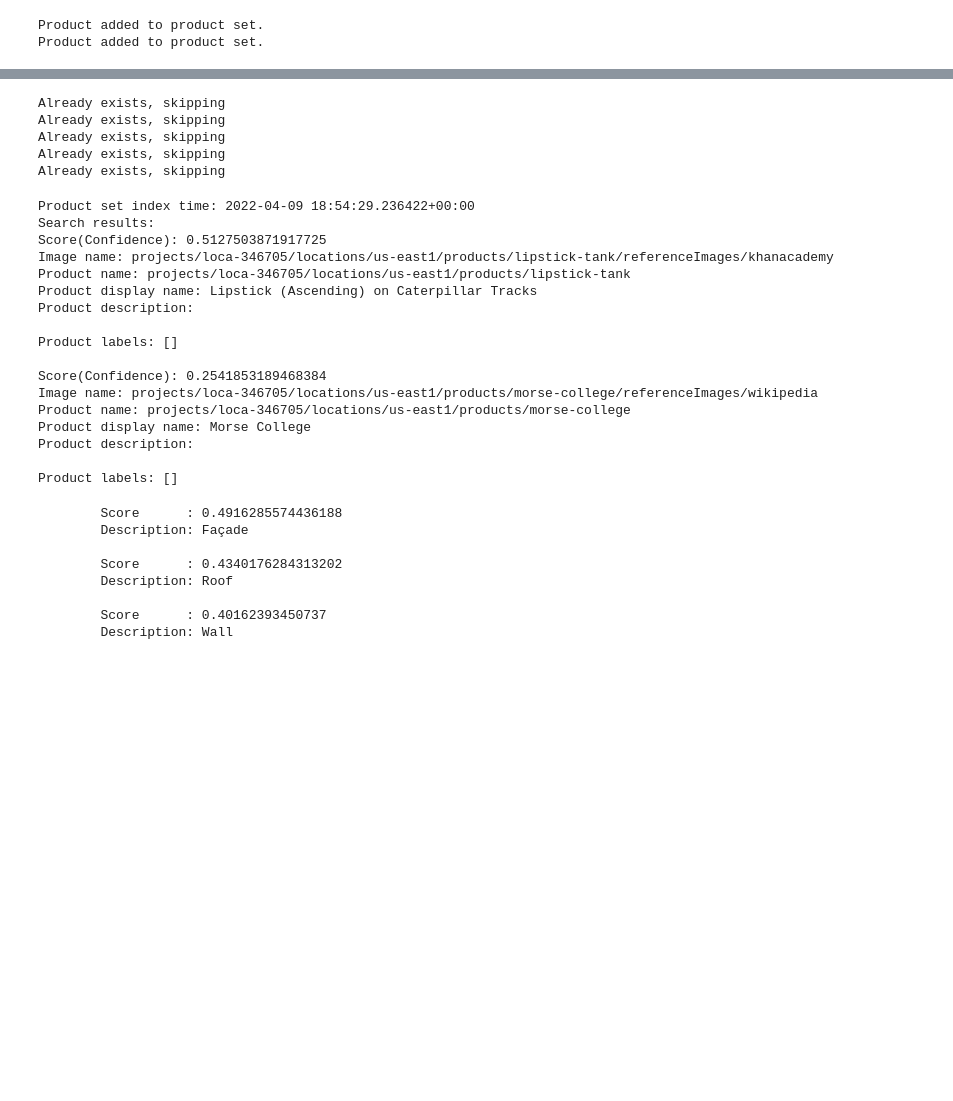
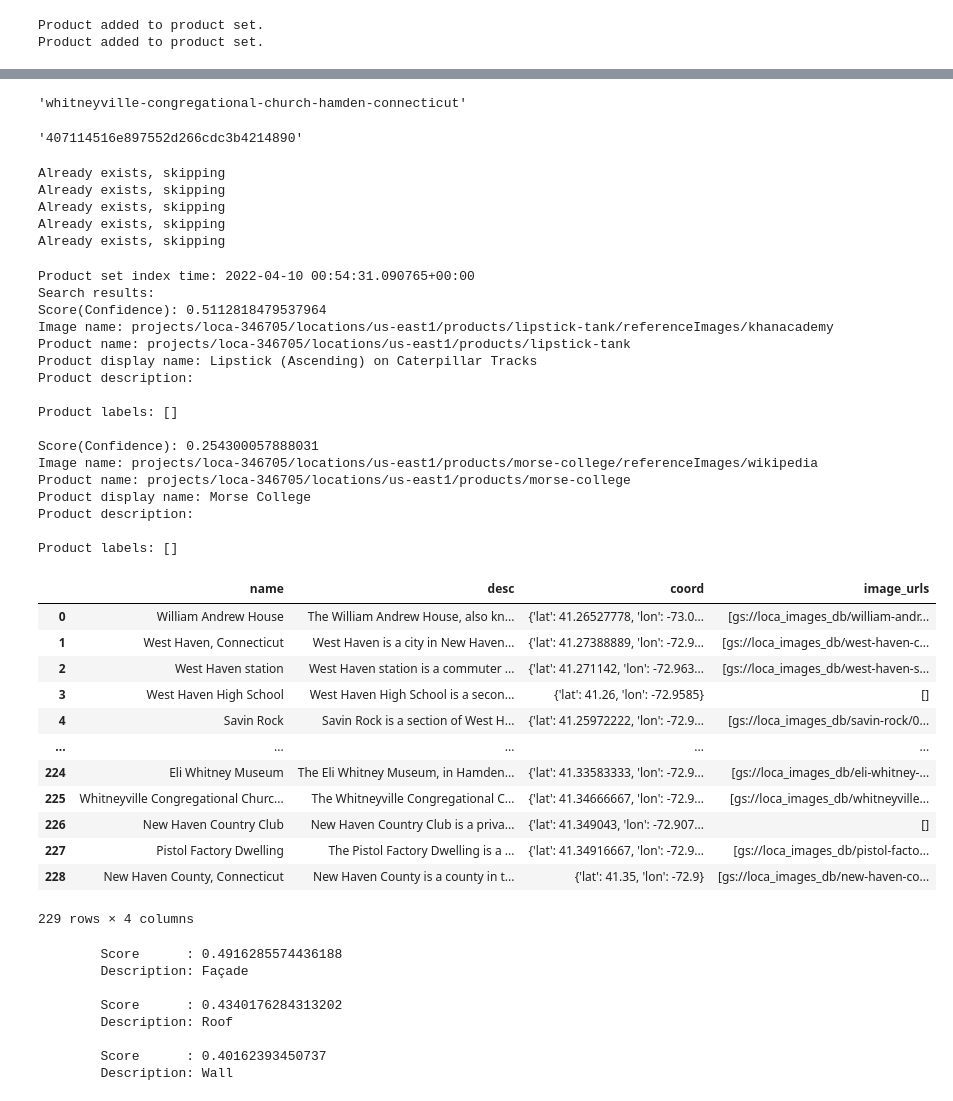
Before and after one commit to loca-ai/loca-vision, a Jupyter notebook: vision.ipynb, the cells around one changed output, grey strips where cells are left out. Drawn from its saved outputs; the diff is of its cells as text; code cells hidden in the pictures; blank space fills up the shorter version.

```diff
--- a/vision.ipynb
+++ b/vision.ipynb
@@ -272,3 +308,20 @@ Product labels: []
+# %%
+import re
+config = {
+    'IMAGE_BUCKET': 'loca_images_db'
+}
+re.match(
+    f'gs://{config["IMAGE_BUCKET"]}' + r"/([^/ .]+)/\d+\.\w+",
+    'gs://loca_images_db/whitneyville-congregational-church-hamden-connecticut/0.jpg'
+).group(1)
+# %% [output]
+'whitneyville-congregational-church-hamden-connecticut'
+# %%
+import hashlib
+
+hashlib.md5('asdfkljasdlfk'.encode()).hexdigest()
+# %% [output]
+'407114516e897552d266cdc3b4214890'
 # %%
 from google.cloud import vision
 from google.cloud.exceptions import Conflict
@@ -416,11 +469,11 @@ def get_similar_products_file(
 
 
 # get_similar_products_file('loca-346705', 'us-east1', 'monuments', 'general-v1', 'test_reference/lipstick-tank/yaleartgallery.jpg', None, 3)
-get_similar_products_file('loca-346705', 'us-east1', 'monuments', 'general-v1', 'tests/lipstick4.jpg', None, 3)
+get_similar_products_file('loca-346705', 'us-east1', 'monuments', 'general-v1', 'tests/lipstick4geo.jpg', None, 3)
 # %% [output]
-Product set index time: 2022-04-09 18:54:29.236422+00:00
+Product set index time: 2022-04-10 00:54:31.090765+00:00
 Search results:
-Score(Confidence): 0.5127503871917725
+Score(Confidence): 0.5112818479537964
 Image name: projects/loca-346705/locations/us-east1/products/lipstick-tank/referenceImages/khanacademy
 Product name: projects/loca-346705/locations/us-east1/products/lipstick-tank
 Product display name: Lipstick (Ascending) on Caterpillar Tracks
@@ -428,13 +481,31 @@ Product description:
 
 Product labels: []
 
-Score(Confidence): 0.2541853189468384
+Score(Confidence): 0.254300057888031
 Image name: projects/loca-346705/locations/us-east1/products/morse-college/referenceImages/wikipedia
 Product name: projects/loca-346705/locations/us-east1/products/morse-college
 Product display name: Morse College
 Product description:
 
 Product labels: []
+# %%
+df = pd.read_json('monuments-google.json')
+# df['coord'] = [f'POINT({x["lat"]:.5f} {x["lon"]:.5f})' for x in df['coord']]
+df
+# %% [output]
+|  | name | desc | coord | image_urls |
+| 0 | William Andrew House | The William Andrew House, also kn... | {'lat': 41.26527778, 'lon': -73.0... | [gs://loca_images_db/william-andr... |
+| 1 | West Haven, Connecticut | West Haven is a city in New Haven... | {'lat': 41.27388889, 'lon': -72.9... | [gs://loca_images_db/west-haven-c... |
+| 2 | West Haven station | West Haven station is a commuter ... | {'lat': 41.271142, 'lon': -72.963... | [gs://loca_images_db/west-haven-s... |
+| 3 | West Haven High School | West Haven High School is a secon... | {'lat': 41.26, 'lon': -72.9585} | [] |
+| 4 | Savin Rock | Savin Rock is a section of West H... | {'lat': 41.25972222, 'lon': -72.9... | [gs://loca_images_db/savin-rock/0... |
+| ... | ... | ... | ... | ... |
+| 224 | Eli Whitney Museum | The Eli Whitney Museum, in Hamden... | {'lat': 41.33583333, 'lon': -72.9... | [gs://loca_images_db/eli-whitney-... |
+| 225 | Whitneyville Congregational Churc... | The Whitneyville Congregational C... | {'lat': 41.34666667, 'lon': -72.9... | [gs://loca_images_db/whitneyville... |
+| 226 | New Haven Country Club | New Haven Country Club is a priva... | {'lat': 41.349043, 'lon': -72.907... | [] |
+| 227 | Pistol Factory Dwelling | The Pistol Factory Dwelling is a ... | {'lat': 41.34916667, 'lon': -72.9... | [gs://loca_images_db/pistol-facto... |
+| 228 | New Haven County, Connecticut | New Haven County is a county in t... | {'lat': 41.35, 'lon': -72.9} | [gs://loca_images_db/new-haven-co... |
+229 rows × 4 columns
 # %%
 from google.cloud import vision
 import io
```
Also changed, not shown: parts of 4 cells of this notebook, 7 other files.
